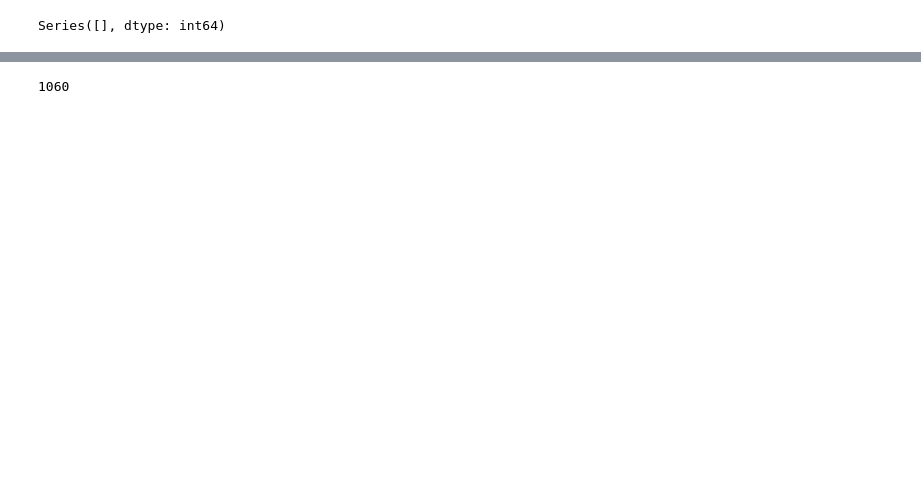
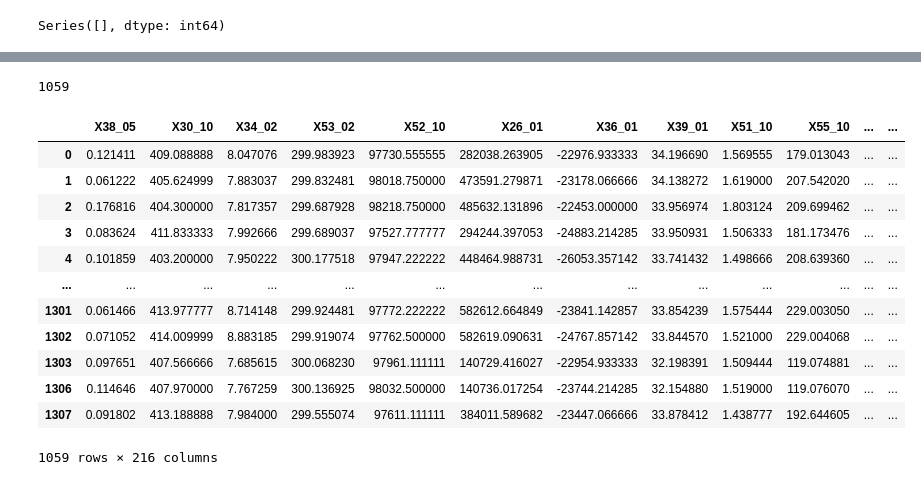
Before and after one commit to rkdeowk/STUDY, a Jupyter notebook: AI/sohui/paper/EDA FDC.ipynb, the cells around one changed output, grey strips where cells are left out. Cells and saved outputs as stored; diff of their text form; code cells hidden in the pictures; blank space fills up the shorter version.

Commit message:
240909 노가다
FDC Data 수정 및 전처리 진행

```diff
--- a/AI/sohui/paper/EDA FDC.ipynb
+++ b/AI/sohui/paper/EDA FDC.ipynb
@@ -1,7 +1,7 @@
 # %%
 import pandas as pd
 # %%
-df_fdc = pd.read_excel('./data/raw/FDC_DATA_DSS_반출.xlsx')
+df_fdc = pd.read_excel('./data/raw/Sensor_Data_DSS_반출.xlsx')
 # %% [markdown]
 동일값으로만 이루어진 열 확인
 # %%
@@ -148,3 +130,6 @@ df_final = df_final[~df_final['ID'].isin(['ID_1231', 'ID_1233', 'ID_1239', 'ID_1
+# %%
+df_final = df_fdc_remove_missing
+df_final = df_final[~df_final['ID'].isin(['ID_1231', 'ID_1233', 'ID_1239', 'ID_1241', 'ID_1244', 'ID_1245','ID_1309'])]
 # %%
 import os
 
@@ -169,7 +154,7 @@ image_filenames = get_image_filenames(image_folder, image_ids)
 # 결과 확인: 불러온 파일명 리스트 출력
 print(len(image_filenames))
 # %% [output]
-1060
+1059
 # %%
 import cv2
 import numpy as np
@@ -191,0 +172,17 @@ sensor_data_scaled = (sensor_data - sensor_data.mean()) / sensor_data.std()  #
+# %%
+sensor_data = df_final.iloc[:,5:]
+sensor_data
+# %% [output]
+|  | X38_05 | X30_10 | X34_02 | X53_02 | X52_10 | X26_01 | X36_01 | X39_01 | X51_10 | X55_10 | ... | ... |
+| 0 | 0.121411 | 409.088888 | 8.047076 | 299.983923 | 97730.555555 | 282038.263905 | -22976.933333 | 34.196690 | 1.569555 | 179.013043 | ... | ... |
+| 1 | 0.061222 | 405.624999 | 7.883037 | 299.832481 | 98018.750000 | 473591.279871 | -23178.066666 | 34.138272 | 1.619000 | 207.542020 | ... | ... |
+| 2 | 0.176816 | 404.300000 | 7.817357 | 299.687928 | 98218.750000 | 485632.131896 | -22453.000000 | 33.956974 | 1.803124 | 209.699462 | ... | ... |
+| 3 | 0.083624 | 411.833333 | 7.992666 | 299.689037 | 97527.777777 | 294244.397053 | -24883.214285 | 33.950931 | 1.506333 | 181.173476 | ... | ... |
+| 4 | 0.101859 | 403.200000 | 7.950222 | 300.177518 | 97947.222222 | 448464.988731 | -26053.357142 | 33.741432 | 1.498666 | 208.639360 | ... | ... |
+| ... | ... | ... | ... | ... | ... | ... | ... | ... | ... | ... | ... | ... |
+| 1301 | 0.061466 | 413.977777 | 8.714148 | 299.924481 | 97772.222222 | 582612.664849 | -23841.142857 | 33.854239 | 1.575444 | 229.003050 | ... | ... |
+| 1302 | 0.071052 | 414.009999 | 8.883185 | 299.919074 | 97762.500000 | 582619.090631 | -24767.857142 | 33.844570 | 1.521000 | 229.004068 | ... | ... |
+| 1303 | 0.097651 | 407.566666 | 7.685615 | 300.068230 | 97961.111111 | 140729.416027 | -22954.933333 | 32.198391 | 1.509444 | 119.074881 | ... | ... |
+| 1306 | 0.114646 | 407.970000 | 7.767259 | 300.136925 | 98032.500000 | 140736.017254 | -23744.214285 | 32.154880 | 1.519000 | 119.076070 | ... | ... |
+| 1307 | 0.091802 | 413.188888 | 7.984000 | 299.555074 | 97611.111111 | 384011.589682 | -23447.066666 | 33.878412 | 1.438777 | 192.644605 | ... | ... |
+1059 rows × 216 columns
```
Also changed, not shown: parts of 8 cells of this notebook, 2 other files.
